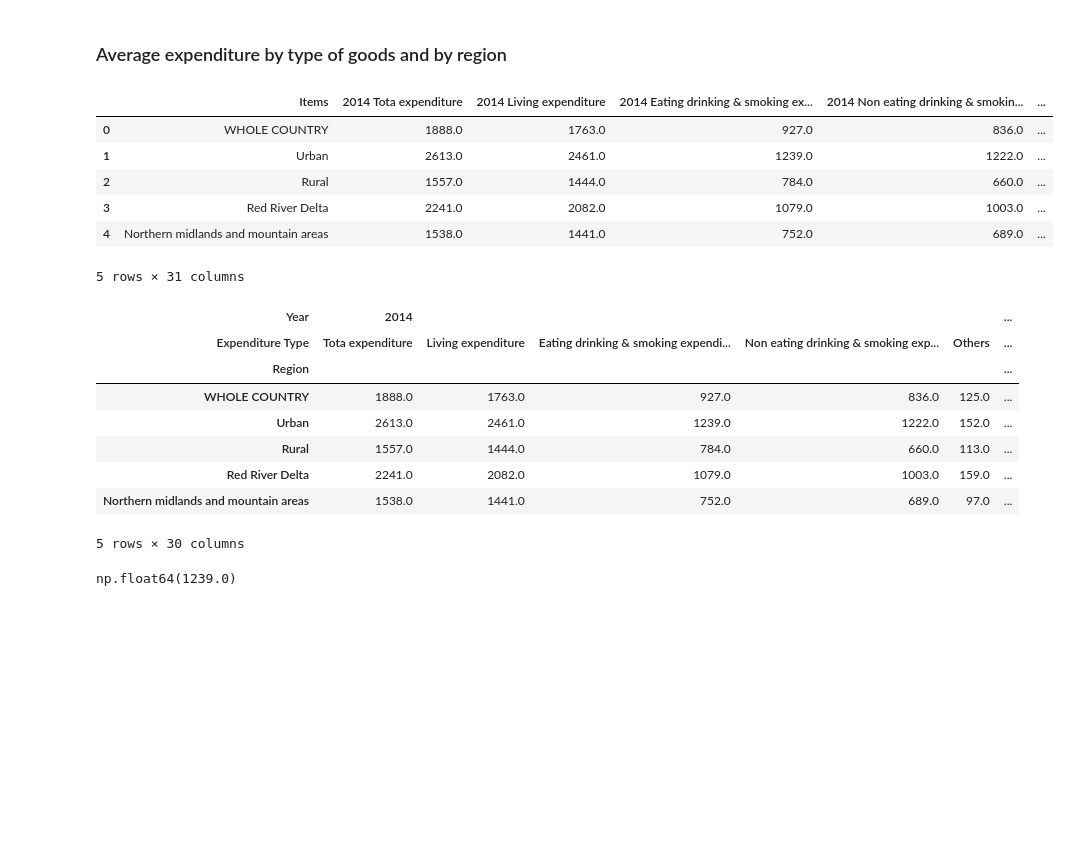
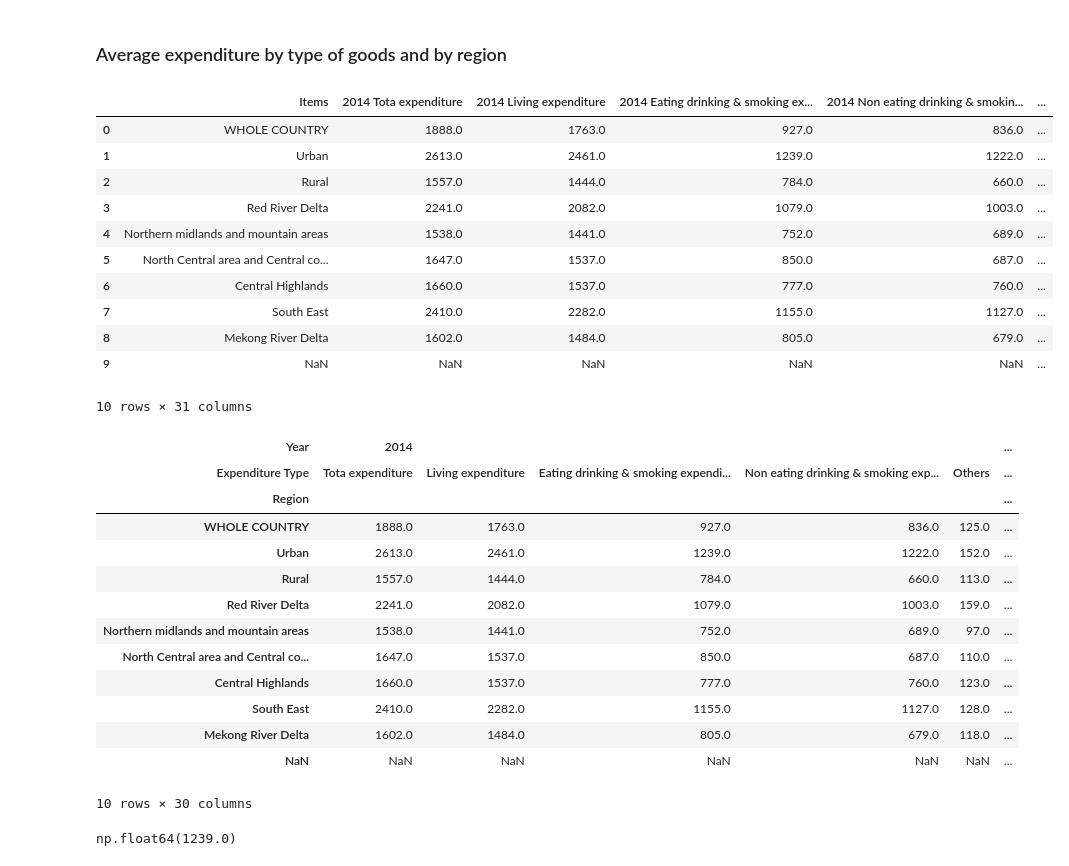
Before and after one commit to quocan91tc/DALAS_Project, a Jupyter notebook: main.ipynb, the cells around one changed output. Drawn from its saved outputs; the diff is of its cells as text; code cells hidden in the pictures; blank space fills up the shorter version.

```diff
--- a/main.ipynb
+++ b/main.ipynb
@@ -535,15 +535,20 @@ df_sells
 ### Average expenditure by type of goods and by region
 # %%
 df_avg_expenditure = pd.read_csv('data/VN_monthly_expenditure.csv', header=1)
-df_avg_expenditure.head()
+df_avg_expenditure
 # %% [output]
 |  | Items | 2014 Tota expenditure | 2014 Living expenditure | 2014 Eating drinking & smoking ex... | 2014 Non eating drinking & smokin... | ... |
 | 0 | WHOLE COUNTRY | 1888.0 | 1763.0 | 927.0 | 836.0 | ... |
 | 1 | Urban | 2613.0 | 2461.0 | 1239.0 | 1222.0 | ... |
 | 2 | Rural | 1557.0 | 1444.0 | 784.0 | 660.0 | ... |
 | 3 | Red River Delta | 2241.0 | 2082.0 | 1079.0 | 1003.0 | ... |
 | 4 | Northern midlands and mountain areas | 1538.0 | 1441.0 | 752.0 | 689.0 | ... |
+| 5 | North Central area and Central co... | 1647.0 | 1537.0 | 850.0 | 687.0 | ... |
+| 6 | Central Highlands | 1660.0 | 1537.0 | 777.0 | 760.0 | ... |
+| 7 | South East | 2410.0 | 2282.0 | 1155.0 | 1127.0 | ... |
+| 8 | Mekong River Delta | 1602.0 | 1484.0 | 805.0 | 679.0 | ... |
+| 9 | NaN | NaN | NaN | NaN | NaN | ... |
-5 rows × 31 columns
+10 rows × 31 columns
 # %%
 # 1. Replace Items by Region
 df_avg_expenditure = df_avg_expenditure.rename(columns={'Items': 'Region'})
@@ -558,7 +563,7 @@ new_columns = [tuple(c.split(' ', 1)) for c in df_avg_expenditure.columns]
 # Create the MultiIndex
 df_avg_expenditure.columns = pd.MultiIndex.from_tuples(new_columns, names=['Year', 'Expenditure Type'])
 
-df_avg_expenditure.head()
+df_avg_expenditure
 # %% [output]
 | Year | 2014 |  |  |  |  | ... |
 | Expenditure Type | Tota expenditure | Living expenditure | Eating drinking & smoking expendi... | Non eating drinking & smoking exp... | Others | ... |
@@ -568,7 +573,12 @@ df_avg_expenditure.head()
 | Rural | 1557.0 | 1444.0 | 784.0 | 660.0 | 113.0 | ... |
 | Red River Delta | 2241.0 | 2082.0 | 1079.0 | 1003.0 | 159.0 | ... |
 | Northern midlands and mountain areas | 1538.0 | 1441.0 | 752.0 | 689.0 | 97.0 | ... |
+| North Central area and Central co... | 1647.0 | 1537.0 | 850.0 | 687.0 | 110.0 | ... |
+| Central Highlands | 1660.0 | 1537.0 | 777.0 | 760.0 | 123.0 | ... |
+| South East | 2410.0 | 2282.0 | 1155.0 | 1127.0 | 128.0 | ... |
+| Mekong River Delta | 1602.0 | 1484.0 | 805.0 | 679.0 | 118.0 | ... |
+| NaN | NaN | NaN | NaN | NaN | NaN | ... |
-5 rows × 30 columns
+10 rows × 30 columns
 # %%
 df_avg_expenditure['2014'].loc['Urban', 'Eating drinking & smoking expenditure']
 # %% [output]
```
Also changed, not shown: parts of 6 cells of this notebook.
